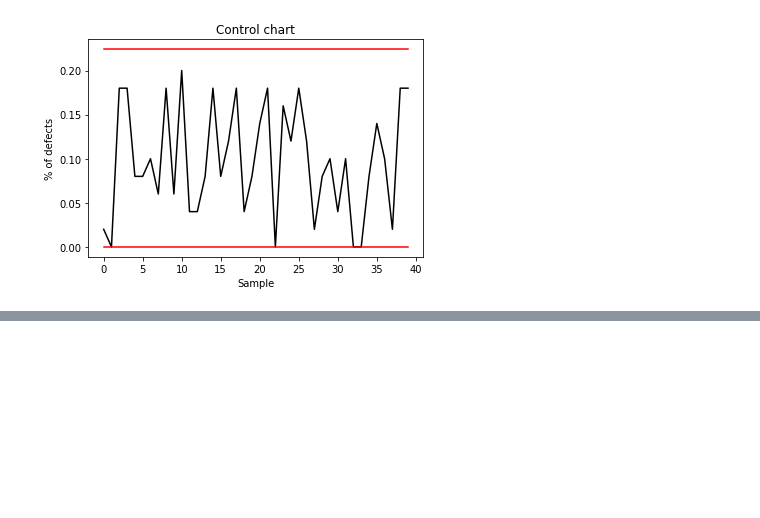
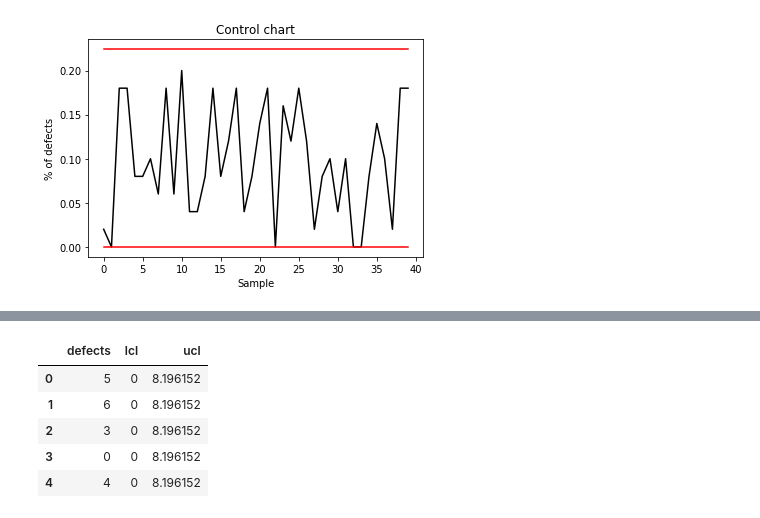
Before and after one commit to eponkratova/statistics, a Jupyter notebook: code.ipynb, the cells around one changed output, grey strips where cells are left out. Drawn from its saved outputs; the diff is of its cells as text; code cells hidden in the pictures; blank space fills up the shorter version.

```diff
--- a/code.ipynb
+++ b/code.ipynb
@@ -2255,0 +2281,21 @@ plt.show()
+# %%
+def control_limits_number_of_units(defects, data):
+    """The function calculates control limits for the number of defects per unit calculation"""
+    mean = defects.sum() / len(data)
+    st_dev = mean ** 0.5
+    ucl = mean + 3 * st_dev
+    if (mean - 3 * st_dev) < 0:
+        lcl = 0
+    else:
+        lcl = (mean - 3 * st_dev)
+    return data.insert(data.shape[1], 'lcl', lcl), data.insert(data.shape[1], 'ucl', ucl)
+control_limits_number_of_units(df.iloc[:,0], df)
+
+df.head()
+# %% [output]
+|  | defects | lcl | ucl |
+| 0 | 5 | 0 | 8.196152 |
+| 1 | 6 | 0 | 8.196152 |
+| 2 | 3 | 0 | 8.196152 |
+| 3 | 0 | 0 | 8.196152 |
+| 4 | 4 | 0 | 8.196152 |
```
Also changed, not shown: parts of 2 cells of this notebook.
